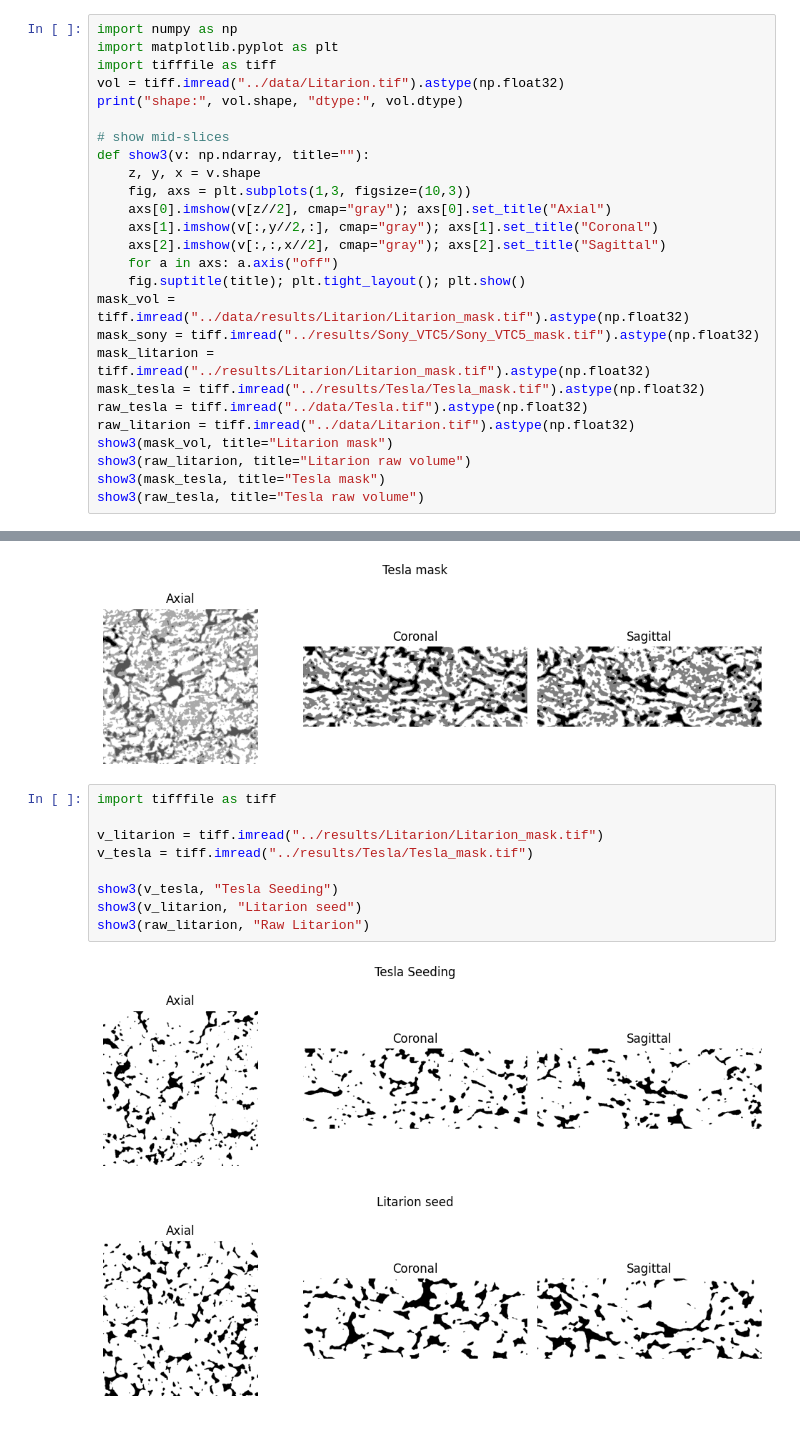
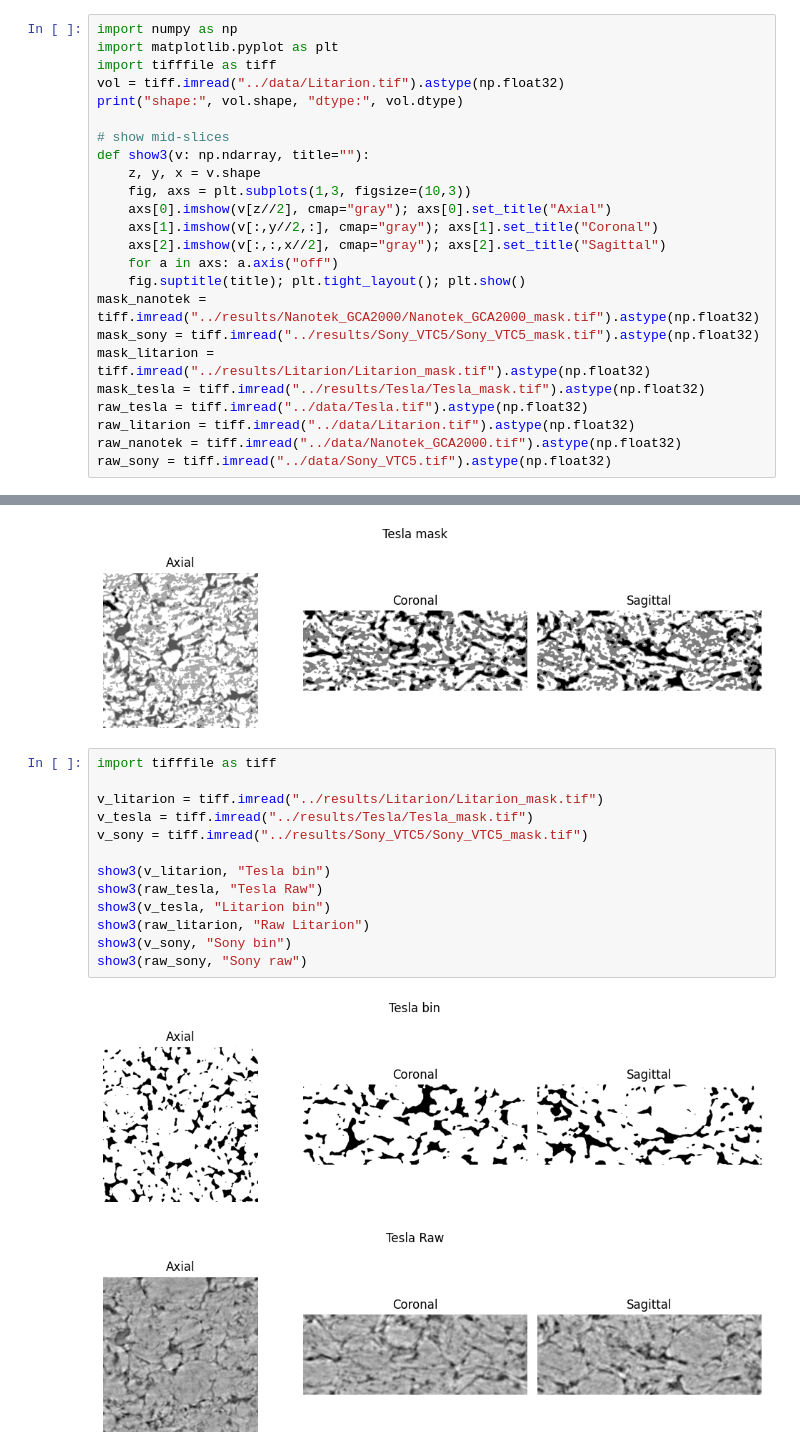
Before and after one commit to aryziz/CTSeg3D-IKT213, a Jupyter notebook: notebooks/preprocessing.ipynb, the cells around one changed output, grey strips where cells are left out. Saved outputs shown, nothing was run; the diff lists cells and outputs as text.

```diff
--- a/notebooks/preprocessing.ipynb
+++ b/notebooks/preprocessing.ipynb
@@ -14,15 +14,13 @@ def show3(v: np.ndarray, title=""):
     axs[2].imshow(v[:,:,x//2], cmap="gray"); axs[2].set_title("Sagittal")
     for a in axs: a.axis("off")
     fig.suptitle(title); plt.tight_layout(); plt.show()
-mask_vol = tiff.imread("../data/results/Litarion/Litarion_mask.tif").astype(np.float32)
+mask_nanotek = tiff.imread("../results/Nanotek_GCA2000/Nanotek_GCA2000_mask.tif").astype(np.float32)
 mask_sony = tiff.imread("../results/Sony_VTC5/Sony_VTC5_mask.tif").astype(np.float32)
 mask_litarion = tiff.imread("../results/Litarion/Litarion_mask.tif").astype(np.float32)
 mask_tesla = tiff.imread("../results/Tesla/Tesla_mask.tif").astype(np.float32)
 raw_tesla = tiff.imread("../data/Tesla.tif").astype(np.float32)
 raw_litarion = tiff.imread("../data/Litarion.tif").astype(np.float32)
-show3(mask_vol, title="Litarion mask")
-show3(raw_litarion, title="Litarion raw volume")
-show3(mask_tesla, title="Tesla mask")
-show3(raw_tesla, title="Tesla raw volume")
+raw_nanotek = tiff.imread("../data/Nanotek_GCA2000.tif").astype(np.float32)
+raw_sony = tiff.imread("../data/Sony_VTC5.tif").astype(np.float32)
 # %% [output]
 shape: (250, 700, 700) dtype: float32
@@ -199,12 +193,16 @@ show3(tesla_mask, title="Tesla mask")
 # %%
 import tifffile as tiff
 
 v_litarion = tiff.imread("../results/Litarion/Litarion_mask.tif")
 v_tesla = tiff.imread("../results/Tesla/Tesla_mask.tif")
+v_sony = tiff.imread("../results/Sony_VTC5/Sony_VTC5_mask.tif")
 
-show3(v_tesla, "Tesla Seeding")
-show3(v_litarion, "Litarion seed")
+show3(v_litarion, "Tesla bin")
+show3(raw_tesla, "Tesla Raw")
+show3(v_tesla, "Litarion bin")
 show3(raw_litarion, "Raw Litarion")
+show3(v_sony, "Sony bin")
+show3(raw_sony, "Sony raw")
 # %% [output]
-[figure, old version]
+[figure, new version]
-[figure, old version]
+[figure, new version]
```
Also changed, not shown: parts of 2 cells of this notebook.
